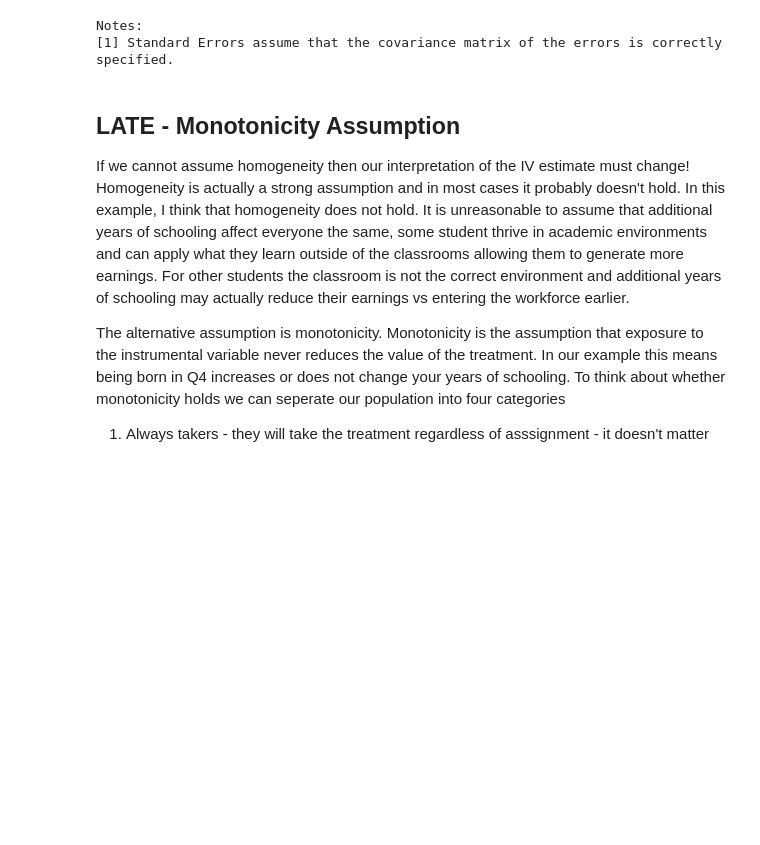
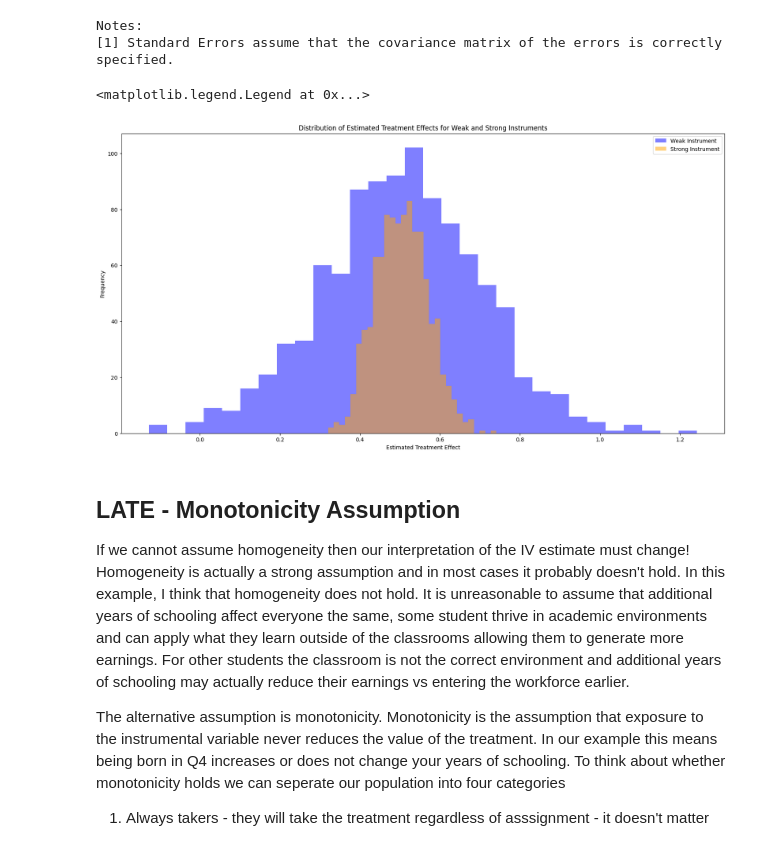
Before and after one commit to cainemerrick98/causal-inference, a Jupyter notebook: IV-SchoolingOnEarnings/notebook.ipynb, the cells around one changed output. Drawn from its saved outputs; the diff is of its cells as text; code cells hidden in the pictures; blank space fills up the shorter version.

```diff
--- a/IV-SchoolingOnEarnings/notebook.ipynb
+++ b/IV-SchoolingOnEarnings/notebook.ipynb
@@ -268,6 +295,35 @@ OLS Regression Results
 | Kurtosis: | 3.617 | Cond. No. | 2.49 |
 Notes:
 [1] Standard Errors assume that the covariance matrix of the errors is correctly specified.
+# %%
+# Simulation of the distribution of the IV estimator when weak and strong
+instrument = np.random.binomial(1, 0.5, size=1000)
+
+treatment_effects_weak = []
+treatment_effects_strong = []
+
+for _ in range(1000):
+    weak_schooling = 0.33 * instrument + np.random.normal(0, 1, size=1000)
+    strong_schooling = 1.0 * instrument + np.random.normal(0, 1, size=1000)
+    lnearning_weak_schooling = 0.5 * weak_schooling + np.random.normal(0, 1, size=1000)
+    lnearning_strong_schooling = 0.5 * strong_schooling + np.random.normal(0, 1, size=1000)
+
+    weak_model_te = np.cov(instrument, lnearning_weak_schooling)[0, 1] / np.cov(instrument, weak_schooling)[0, 1]
+    strong_model_te = np.cov(instrument, lnearning_strong_schooling)[0, 1] / np.cov(instrument, strong_schooling)[0, 1]
+
+    treatment_effects_weak.append(weak_model_te)
+    treatment_effects_strong.append(strong_model_te)
+# %%
+fig, ax = plt.subplots(figsize=(20, 10))
+ax.hist(treatment_effects_weak, bins=30, alpha=0.5, label='Weak Instrument', color='blue')
+ax.hist(treatment_effects_strong, bins=30, alpha=0.5, label='Strong Instrument', color='orange')
+ax.set_xlabel('Estimated Treatment Effect')
+ax.set_ylabel('Frequency')
+ax.set_title('Distribution of Estimated Treatment Effects for Weak and Strong Instruments')
+ax.legend()
+# %% [output]
+<matplotlib.legend.Legend at 0x...>
+[figure, added]
 # %% [markdown]
 ## LATE - Monotonicity Assumption
 
```
Also changed, not shown: parts of 6 cells of this notebook.
